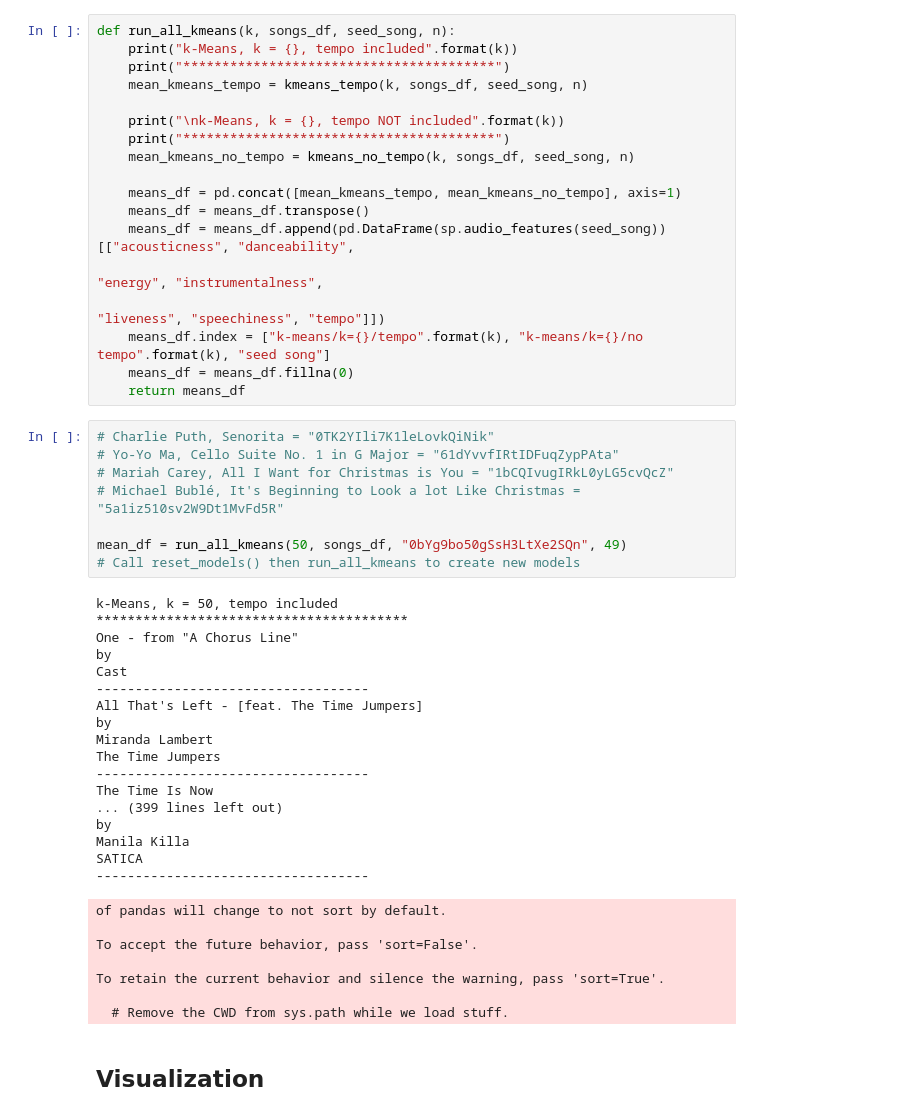
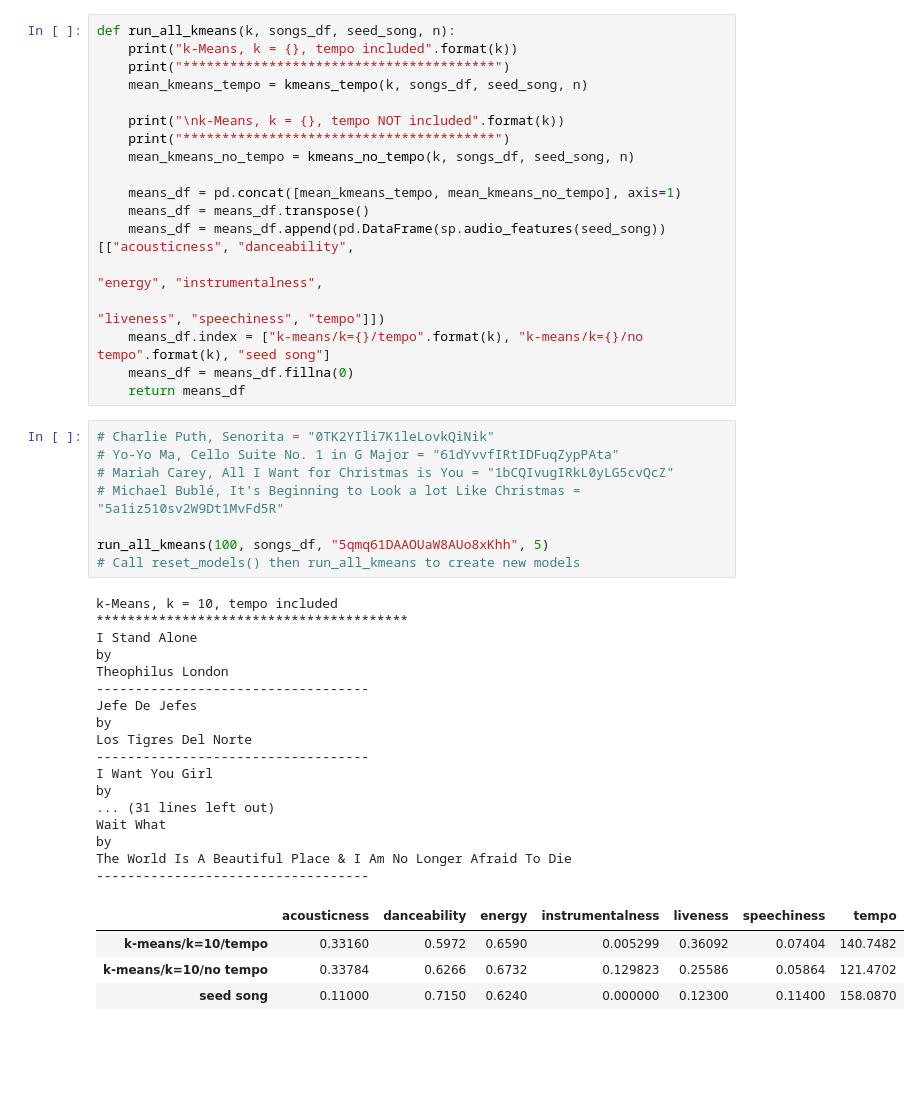
Before and after one commit to sethbilliau/spotify_playlists, a Jupyter notebook: Models.ipynb, the cells around one changed output. Saved outputs shown, nothing was run; the diff lists cells and outputs as text; blank space fills up the shorter version.

```diff
--- a/Models.ipynb
+++ b/Models.ipynb
@@ -368,35 +372,30 @@ def run_all_kmeans(k, songs_df, seed_song, n):
 # %%
 # Charlie Puth, Senorita = "0TK2YIli7K1leLovkQiNik"
 # Yo-Yo Ma, Cello Suite No. 1 in G Major = "61dYvvfIRtIDFuqZypPAta"
 # Mariah Carey, All I Want for Christmas is You = "1bCQIvugIRkL0yLG5cvQcZ"
 # Michael Bublé, It's Beginning to Look a lot Like Christmas = "5a1iz510sv2W9Dt1MvFd5R"
 
-mean_df = run_all_kmeans(50, songs_df, "0bYg9bo50gSsH3LtXe2SQn", 49)
+run_all_kmeans(100, songs_df, "5qmq61DAAOUaW8AUo8xKhh", 5)
 # Call reset_models() then run_all_kmeans to create new models
 # %% [output]
-k-Means, k = 50, tempo included
+k-Means, k = 10, tempo included
 ****************************************
-One - from "A Chorus Line"
+I Stand Alone
 by
-Cast
+Theophilus London
 -----------------------------------
-All That's Left - [feat. The Time Jumpers]
+Jefe De Jefes
 by
-Miranda Lambert
-The Time Jumpers
+Los Tigres Del Norte
 -----------------------------------
-The Time Is Now
-... (399 lines left out)
+I Want You Girl
 by
-Manila Killa
-SATICA
+... (31 lines left out)
+Wait What
+by
+The World Is A Beautiful Place & I Am No Longer Afraid To Die
 -----------------------------------
-of pandas will change to not sort by default.
-
-To accept the future behavior, pass 'sort=False'.
-
-To retain the current behavior and silence the warning, pass 'sort=True'.
-
-  # Remove the CWD from sys.path while we load stuff.
+|  | acousticness | danceability | energy | instrumentalness | liveness | speechiness | tempo |
+| k-means/k=10/tempo | 0.33160 | 0.5972 | 0.6590 | 0.005299 | 0.36092 | 0.07404 | 140.7482 |
+| k-means/k=10/no tempo | 0.33784 | 0.6266 | 0.6732 | 0.129823 | 0.25586 | 0.05864 | 121.4702 |
+| seed song | 0.11000 | 0.7150 | 0.6240 | 0.000000 | 0.12300 | 0.11400 | 158.0870 |
-# %% [markdown]
-## Visualization
```
Also changed, not shown: parts of 4 cells of this notebook, 1 other file.
